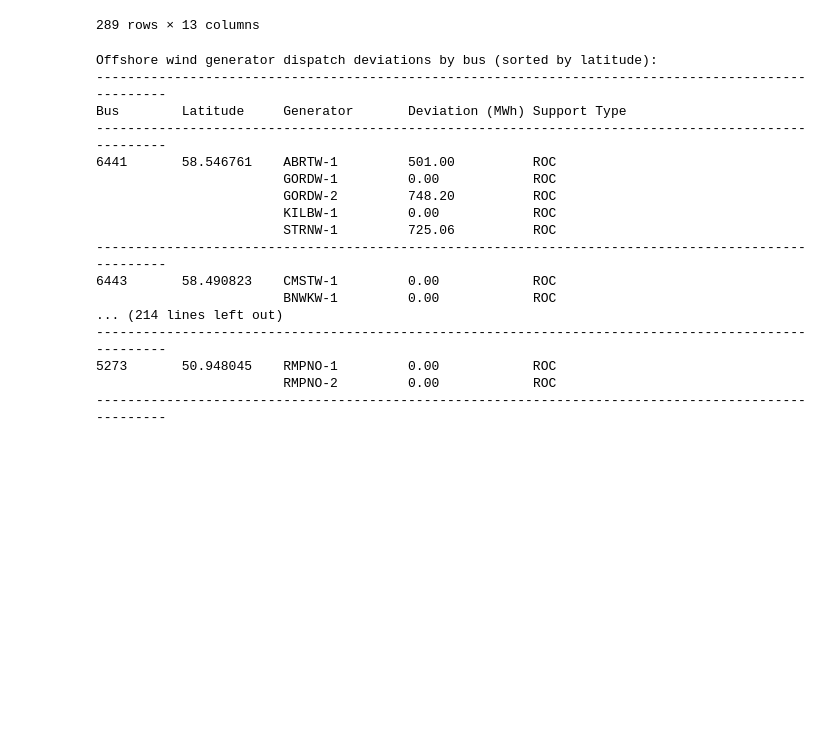
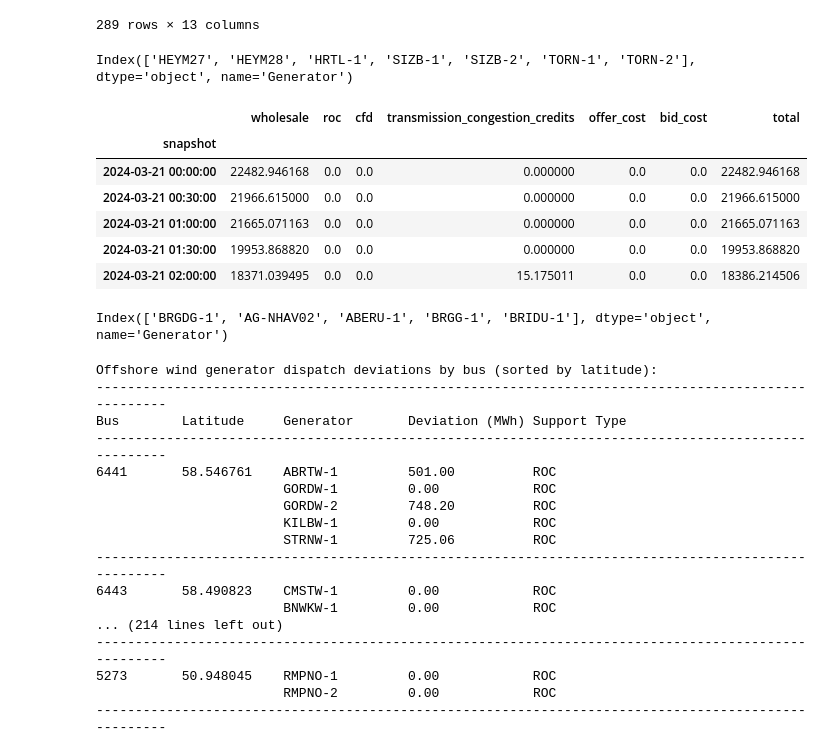
Before and after one commit to LukasFrankenQ/GBPower, a Jupyter notebook: notebooks/revenue_stabilisation.ipynb, the cells around one changed output. Cells and saved outputs as stored; diff of their text form; code cells hidden in the pictures; blank space fills up the shorter version.

Commit message:
towards plant revenue tracking

```diff
--- a/notebooks/revenue_stabilisation.ipynb
+++ b/notebooks/revenue_stabilisation.ipynb
@@ -32,0 +56,4 @@ zon = pd.read_csv(
+# %%
+backup = pd.read_csv(
+    Path.cwd().parent / 'data' / 'prerun' / 'balancing_prices' / '2024-week12.csv', index_col=0
+)
@@ -140,6 +182,33 @@ def get_unit_revenues(unit, who, bal):
     revenues = pd.DataFrame(index=snapshots, columns=[
         'wholesale', 'roc', 'cfd', 'transmission_congestion_credits', 'offer_cost', 'bid_cost', 'total'
     ], data=0.0)
+
+    if unit in who.links.index:
+        dispatch = who.links_t.p0[unit]
+        price0 = who.buses_t.marginal_price[who.links.loc[unit, 'bus0']]
+        price1 = who.buses_t.marginal_price[who.links.loc[unit, 'bus1']]
+
+        price_diff = abs(price0 - price1)
+        revenues['wholesale'] = dispatch * price_diff * dt
+
+        revenues['total'] = revenues.sum(axis=1)
+
+        return revenues
+
+
+    if unit in who.storage_units.index:
+        # Get storage unit dispatch
+        who_dispatch = who.storage_units_t.p_dispatch[unit] - who.storage_units_t.p_store[unit]
+        who_prices = who.buses_t.marginal_price[who.storage_units.loc[unit, 'bus']]
+        revenues['wholesale'] = who_dispatch * who_prices * dt
+
+        # Add ROC revenue if applicable
+        if unit in roc.index:
+            roc_value = roc.loc[unit, 'roc_value']
+            revenues['roc'] = who_dispatch * roc_value * dt
+
+        revenues['total'] = revenues.sum(axis=1)
+        return revenues
 
     # 1. Wholesale market revenue
     who_dispatch = who.generators_t.p[unit] if unit in who.generators_t.p else pd.Series(0, index=snapshots)
@@ -207,11 +276,14 @@ def get_unit_revenues(unit, who, bal):
             # For turning up, they would pay their ROC value
             up_revenue -= up_balancing * roc_value * dt
 
-        if unit in cfd.index:
+        elif unit in cfd.index:
             strike_price = cfd.loc[unit]
             # For turning up, they would pay their topup
             topup_rates = strike_price - who_prices
             up_revenue -= up_balancing * topup_rates * dt
+
+        else:
+            up_revenue = up_balancing * offer_price * dt
 
         revenues['offer_cost'] = up_revenue
 
@@ -221,11 +293,14 @@ def get_unit_revenues(unit, who, bal):
             # For turning down, they receive their ROC value per MWh curtailed
             down_revenue = down_balancing.abs() * roc_value * dt  # Negative * negative = positive
 
-        if unit in cfd.index:
+        elif unit in cfd.index:
             strike_price = cfd.loc[unit]
             # For turning down, they are forgoing their topup, so they get paid for that
             topup_rates = strike_price - who_prices
             down_revenue = down_balancing.abs() * topup_rates * dt  # Negative * positive = negative
+
+        else:
+            down_revenue = down_balancing.abs() * offer_price * dt
 
         revenues['bid_cost'] = down_revenue
 
@@ -233,6 +308,29 @@ def get_unit_revenues(unit, who, bal):
     revenues['total'] = revenues.sum(axis=1)
 
     return revenues
+# %%
+print(nat_who.generators.loc[nat_who.generators.carrier == 'nuclear'].index)
+# %% [output]
+Index(['HEYM27', 'HEYM28', 'HRTL-1', 'SIZB-1', 'SIZB-2', 'TORN-1', 'TORN-2'], dtype='object', name='Generator')
+# %%
+# get_unit_revenues('GORDW-1, nat_who, nat_bal).head()
+get_unit_revenues('SIZB-2', zon_who, zon_bal).head()
+# %% [output]
+|  | wholesale | roc | cfd | transmission_congestion_credits | offer_cost | bid_cost | total |
+| snapshot |  |  |  |  |  |  |  |
+| 2024-03-21 00:00:00 | 22482.946168 | 0.0 | 0.0 | 0.000000 | 0.0 | 0.0 | 22482.946168 |
+| 2024-03-21 00:30:00 | 21966.615000 | 0.0 | 0.0 | 0.000000 | 0.0 | 0.0 | 21966.615000 |
+| 2024-03-21 01:00:00 | 21665.071163 | 0.0 | 0.0 | 0.000000 | 0.0 | 0.0 | 21665.071163 |
+| 2024-03-21 01:30:00 | 19953.868820 | 0.0 | 0.0 | 0.000000 | 0.0 | 0.0 | 19953.868820 |
+| 2024-03-21 02:00:00 | 18371.039495 | 0.0 | 0.0 | 15.175011 | 0.0 | 0.0 | 18386.214506 |
+# %%
+print(nat_who.generators.loc[nat_who.generators.carrier == 'fossil'].index[:5])
+ss = nat_who.generators.loc[nat_who.generators.carrier == 'fossil'].index
+
+random_choice = np.random.choice(ss)
+# get_unit_revenues(random_choice, nat_who, nat_bal)
+# %% [output]
+Index(['BRGDG-1', 'AG-NHAV02', 'ABERU-1', 'BRGG-1', 'BRIDU-1'], dtype='object', name='Generator')
 # %%
 # Get offshore wind generators from both networks
 offshore_wind_who = nat_who.generators[nat_who.generators.carrier.isin(['onwind', 'offwind'])]
```
Also changed, not shown: parts of 4 cells of this notebook, 2 other files.
